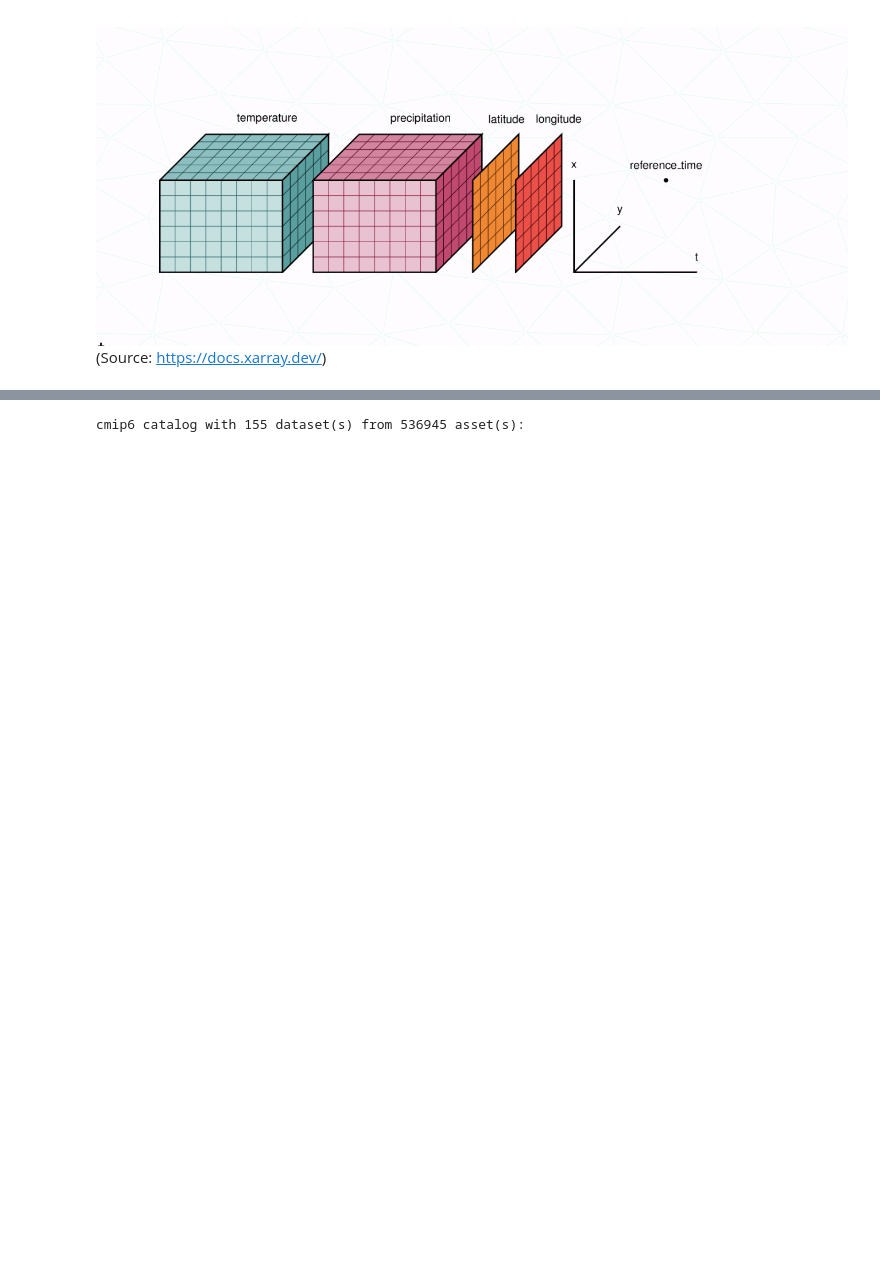
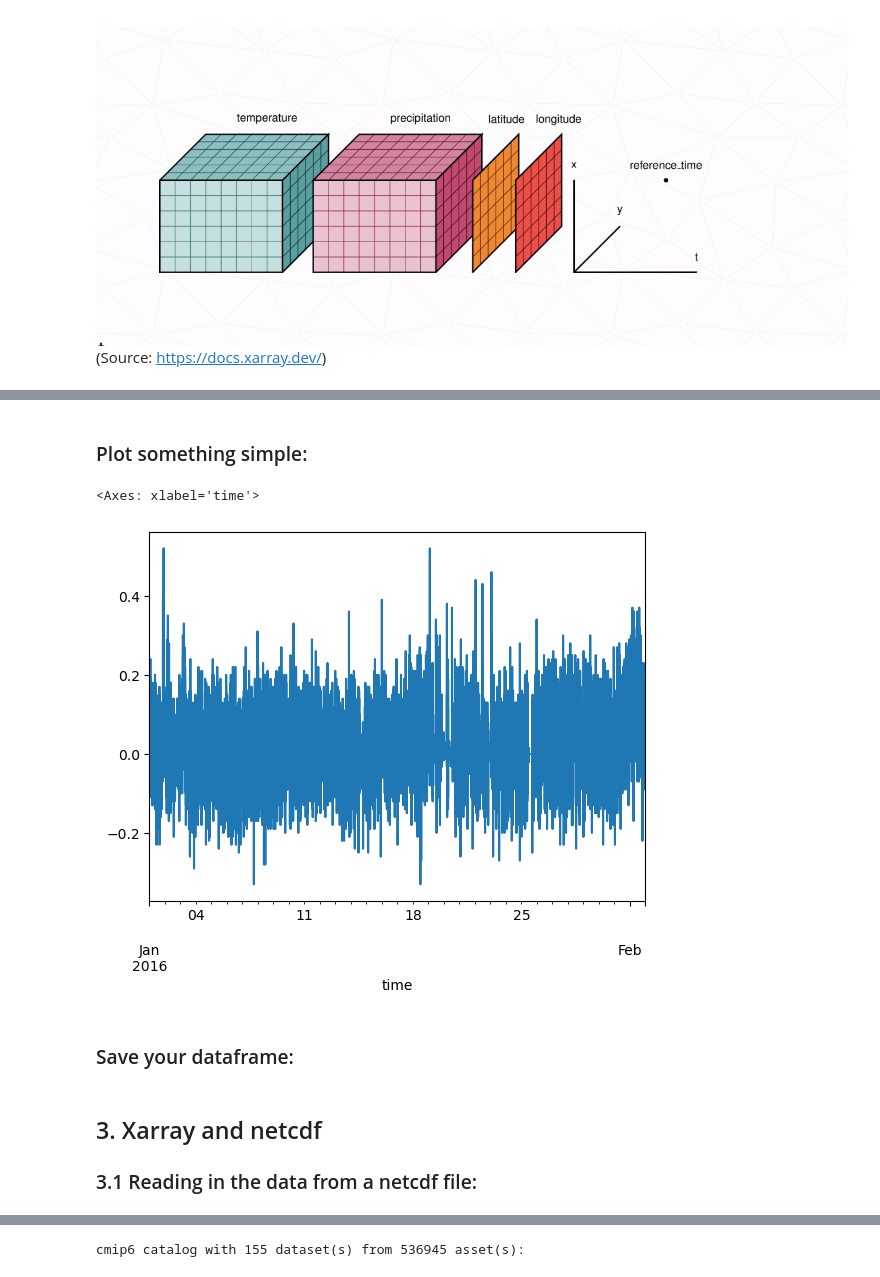
Before and after one commit to MetOs-UiO/eScience2025, a Jupyter notebook: docs/learning/notebooks/some-xarray-pandas-presentation_Sara.ipynb, the cells around one changed output, grey strips where cells are left out. Cells and saved outputs as stored; diff of their text form; code cells hidden in the pictures; blank space fills up the shorter version.

```diff
--- a/docs/learning/notebooks/some-xarray-pandas-presentation_Sara.ipynb
+++ b/docs/learning/notebooks/some-xarray-pandas-presentation_Sara.ipynb
@@ -49,0 +71,2 @@ import seaborn as sns
+# %%
+fn = '~/shared-craas2-ns9988k-ns9252k/escience2025/data/group3/eScience2024/zeppelin-ebc-2015-2019-1.csv'
@@ -49,0 +75,3 @@ import seaborn as sns
+# %%
+df = pd.read_csv(fn,)# index_col=0)#, parse_dates=True )
+df
@@ -49,0 +149,9 @@ import seaborn as sns
+# %% [markdown]
+### Plot something simple:
+# %%
+df.loc['2016-01-01':'2016-02-01','BC_cvi'].plot()
+# %% [output]
+<Axes: xlabel='time'>
+[figure, added]
+# %% [markdown]
+### Save your dataframe:
@@ -49,0 +160,5 @@ import seaborn as sns
+# %% [markdown]
+## 3. Xarray and netcdf
+
+
+### 3.1 Reading in the data from a netcdf file:
```
Also changed, not shown: parts of 59 cells of this notebook.
